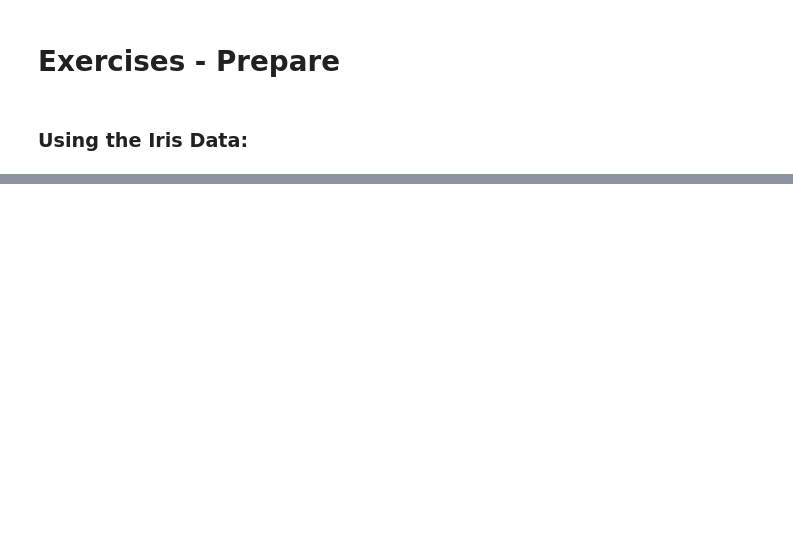
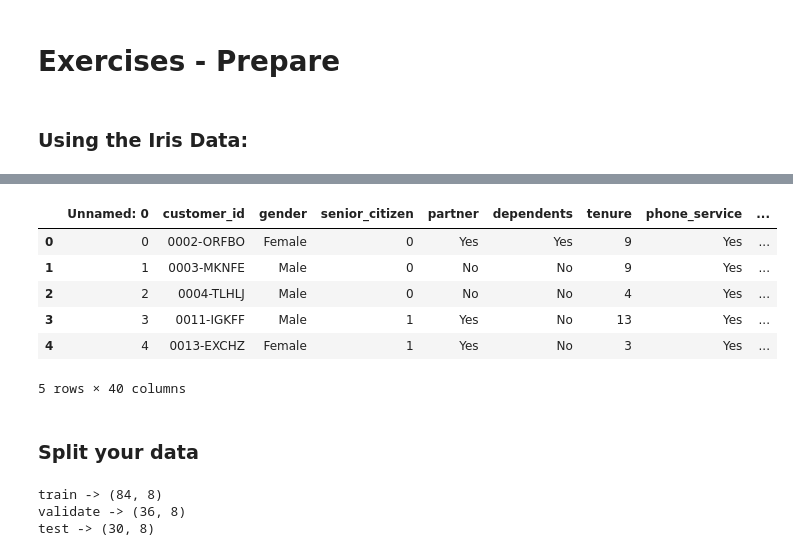
Before and after one commit to scottbarnett97/classification-exercises, a Jupyter notebook: classification_exercises.ipynb, the cells around one changed output, grey strips where cells are left out. Drawn from its saved outputs; the diff is of its cells as text; code cells hidden in the pictures; blank space fills up the shorter version.

```diff
--- a/classification_exercises.ipynb
+++ b/classification_exercises.ipynb
@@ -381,0 +418,27 @@ memory usage: 9.5+ KB
+# %%
+def prep_telco(df):
+    '''
+    This function will drop any duplicate observations,
+    drop [payment_type_id', 'internet_service_type_id','contract_type_id']
+    and create dummy vars from 'gender','partner','dependents','tech_support','streaming_tv','streaming_movies'
+                                ,'paperless_billing','churn','contract_type','internet_service_type','payment_type'.
+    '''
+    df = df.drop_duplicates()
+    df = df.drop(columns=['payment_type_id', 'internet_service_type_id','contract_type_id'])
+    dummy_df = pd.get_dummies(df[['gender','partner','dependents','tech_support','streaming_tv','streaming_movies','paperless_billing','churn','contract_type','internet_service_type','payment_type']], dummy_na=False, drop_first=[True, True])
+    df = pd.concat([df, dummy_df], axis=1)
+    return df
+# %%
+df= prep_telco(df)
+# %%
+df.head()
+# %% [output]
+|  | Unnamed: 0 | customer_id | gender | senior_citizen | partner | dependents | tenure | phone_service | ... |
+| 0 | 0 | 0002-ORFBO | Female | 0 | Yes | Yes | 9 | Yes | ... |
+| 1 | 1 | 0003-MKNFE | Male | 0 | No | No | 9 | Yes | ... |
+| 2 | 2 | 0004-TLHLJ | Male | 0 | No | No | 4 | Yes | ... |
+| 3 | 3 | 0011-IGKFF | Male | 1 | Yes | No | 13 | Yes | ... |
+| 4 | 4 | 0013-EXCHZ | Female | 1 | Yes | No | 3 | Yes | ... |
+5 rows × 40 columns
+# %% [markdown]
+### Split your data
@@ -381,0 +463,6 @@ memory usage: 9.5+ KB
+# %%
+train, validate, test = split_data(df,'species')
+# %% [output]
+train -> (84, 8)
+validate -> (36, 8)
+test -> (30, 8)
```
Also changed, not shown: parts of 52 cells of this notebook, 1 other file.
